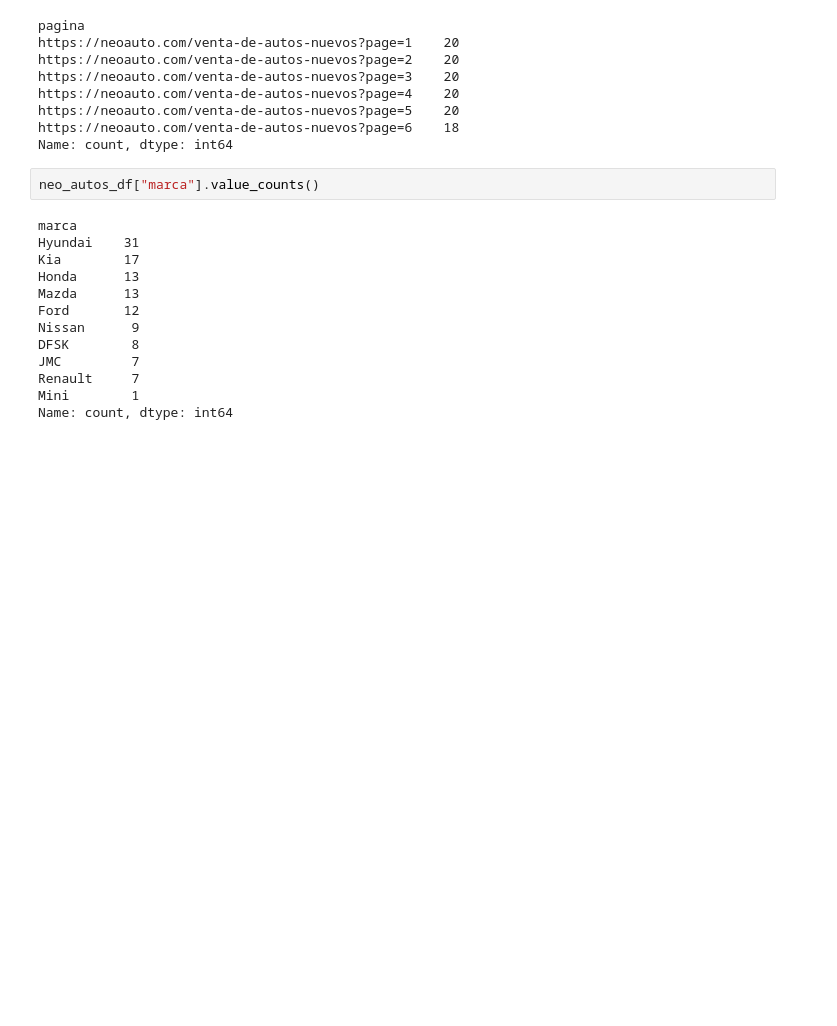
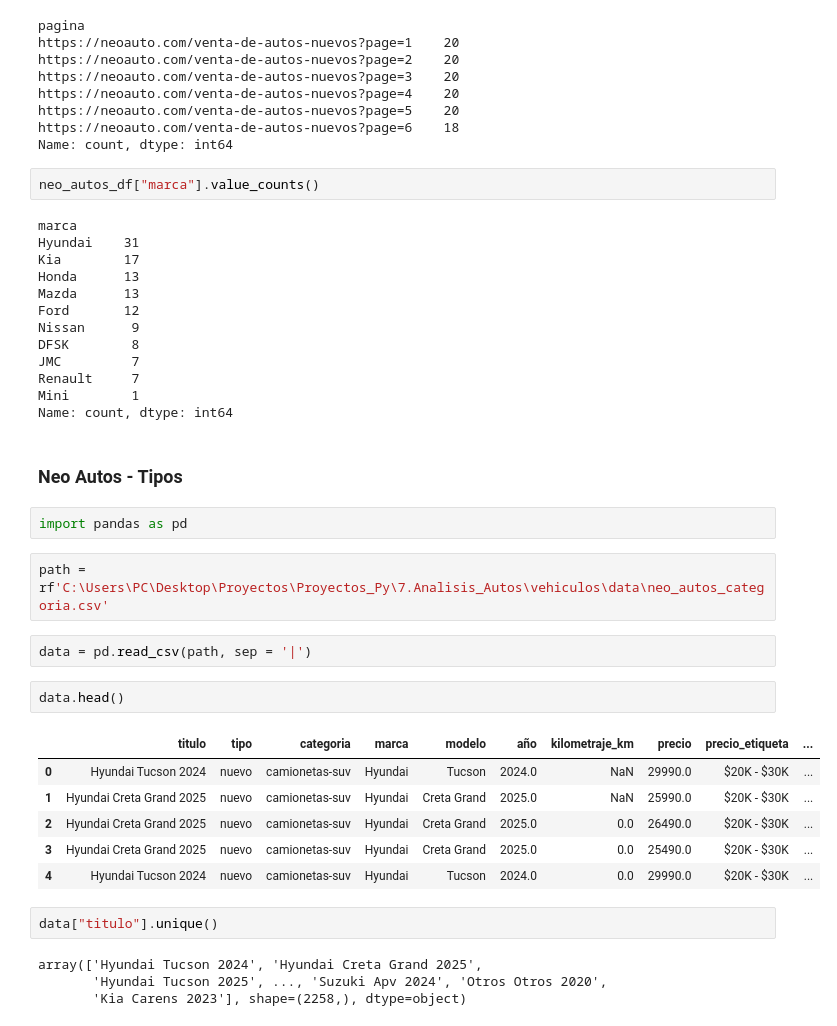
Before and after one commit to RH-007/vehiculos, a Jupyter notebook: src/extraccion.ipynb, the cells around one changed output. Drawn from its saved outputs; the diff is of its cells as text; blank space fills up the shorter version.

```diff
--- a/src/extraccion.ipynb
+++ b/src/extraccion.ipynb
@@ -1196,3 +1196,26 @@ JMC         7
 Renault     7
 Mini        1
 Name: count, dtype: int64
+# %% [markdown]
+### **Neo Autos - Tipos**
+# %%
+import pandas as pd
+# %%
+path = rf'C:\Users\PC\Desktop\Proyectos\Proyectos_Py\7.Analisis_Autos\vehiculos\data\neo_autos_categoria.csv'
+# %%
+data = pd.read_csv(path, sep = '|')
+# %%
+data.head()
+# %% [output]
+|  | titulo | tipo | categoria | marca | modelo | año | kilometraje_km | precio | precio_etiqueta | ... |
+| 0 | Hyundai Tucson 2024 | nuevo | camionetas-suv | Hyundai | Tucson | 2024.0 | NaN | 29990.0 | $20K - $30K | ... |
+| 1 | Hyundai Creta Grand 2025 | nuevo | camionetas-suv | Hyundai | Creta Grand | 2025.0 | NaN | 25990.0 | $20K - $30K | ... |
+| 2 | Hyundai Creta Grand 2025 | nuevo | camionetas-suv | Hyundai | Creta Grand | 2025.0 | 0.0 | 26490.0 | $20K - $30K | ... |
+| 3 | Hyundai Creta Grand 2025 | nuevo | camionetas-suv | Hyundai | Creta Grand | 2025.0 | 0.0 | 25490.0 | $20K - $30K | ... |
+| 4 | Hyundai Tucson 2024 | nuevo | camionetas-suv | Hyundai | Tucson | 2024.0 | 0.0 | 29990.0 | $20K - $30K | ... |
+# %%
+data["titulo"].unique()
+# %% [output]
+array(['Hyundai Tucson 2024', 'Hyundai Creta Grand 2025',
+       'Hyundai Tucson 2025', ..., 'Suzuki Apv 2024', 'Otros Otros 2020',
+       'Kia Carens 2023'], shape=(2258,), dtype=object)
```
Also changed, not shown: parts of 3 cells of this notebook, 21 other files.
